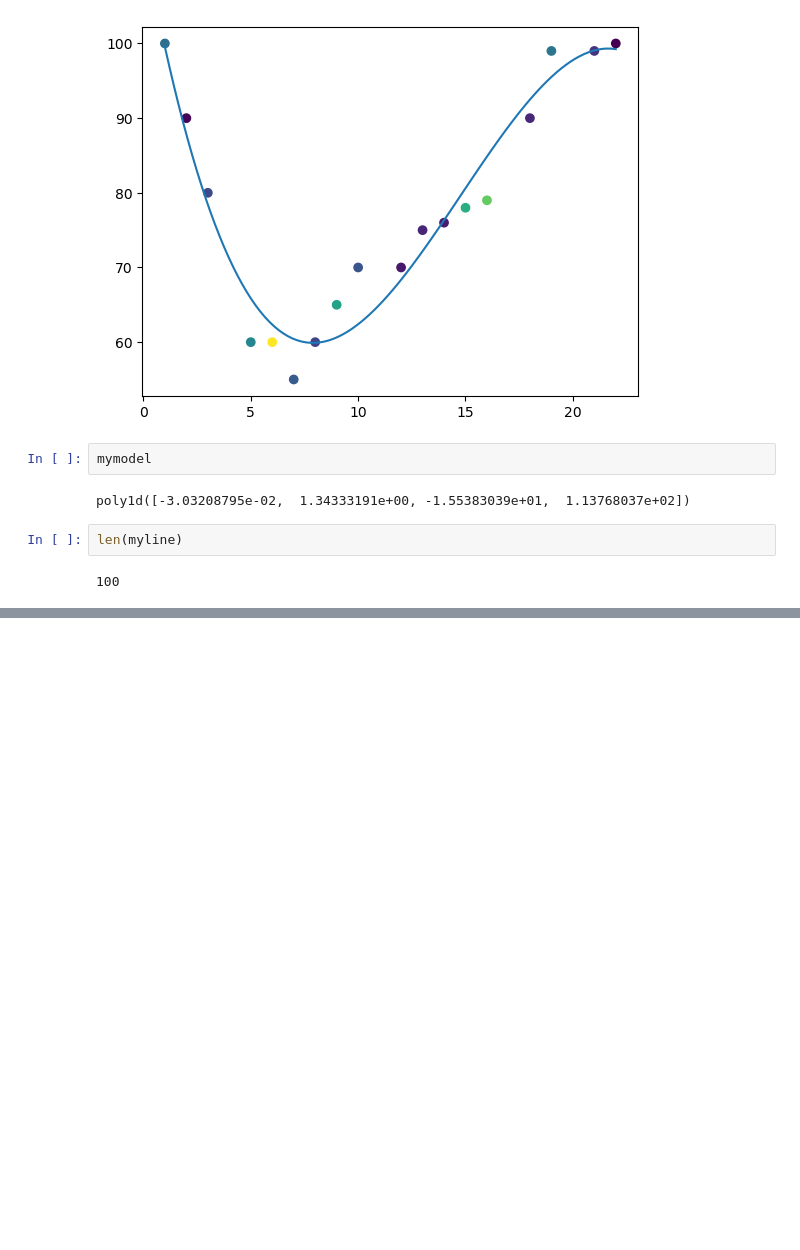
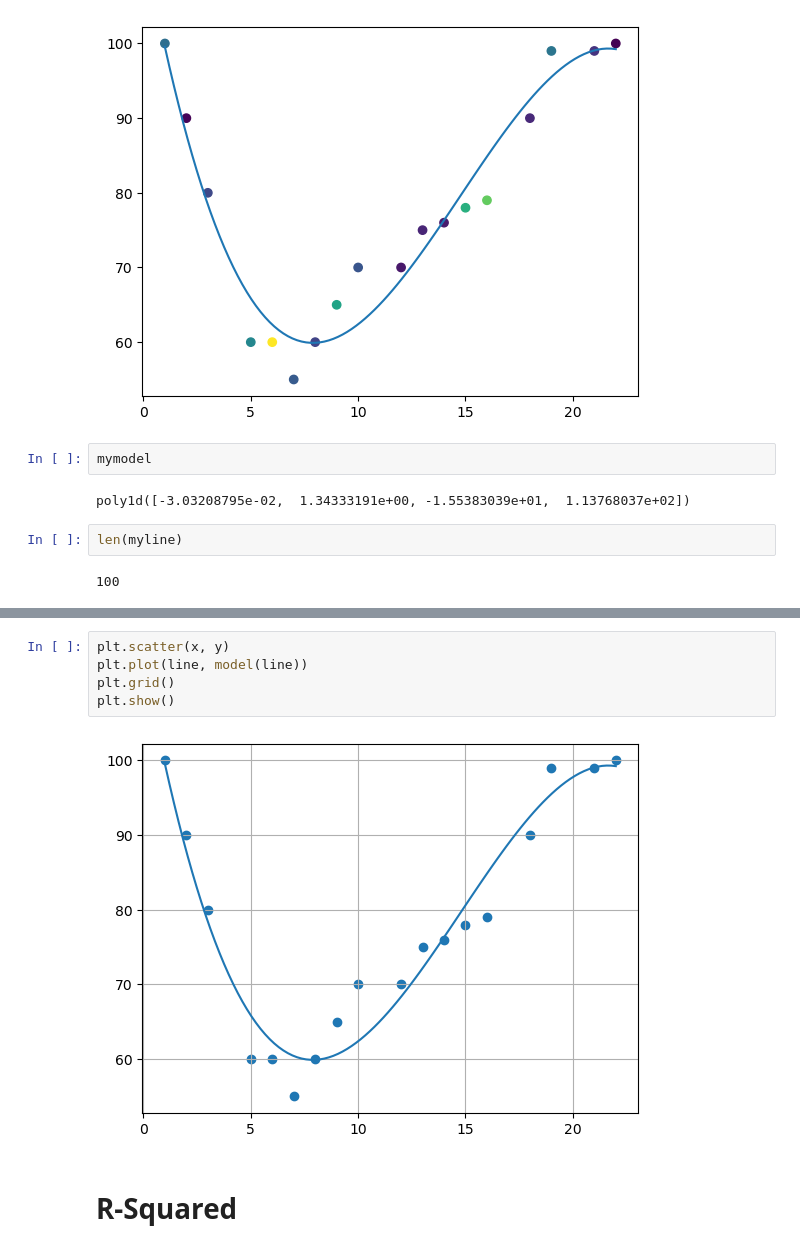
Before and after one commit to jabedkhanjb/Machine-Learning, a Jupyter notebook: Polynomial Regression.ipynb, the cells around one changed output, grey strips where cells are left out. Cells and saved outputs as stored; diff of their text form; blank space fills up the shorter version.

```diff
--- a/Polynomial Regression.ipynb
+++ b/Polynomial Regression.ipynb
@@ -37,0 +56,9 @@ len(myline)
+# %%
+plt.scatter(x, y)
+plt.plot(line, model(line))
+plt.grid()
+plt.show()
+# %% [output]
+[figure, added]
+# %% [markdown]
+# R-Squared
```
Also changed, not shown: parts of 37 cells of this notebook.
